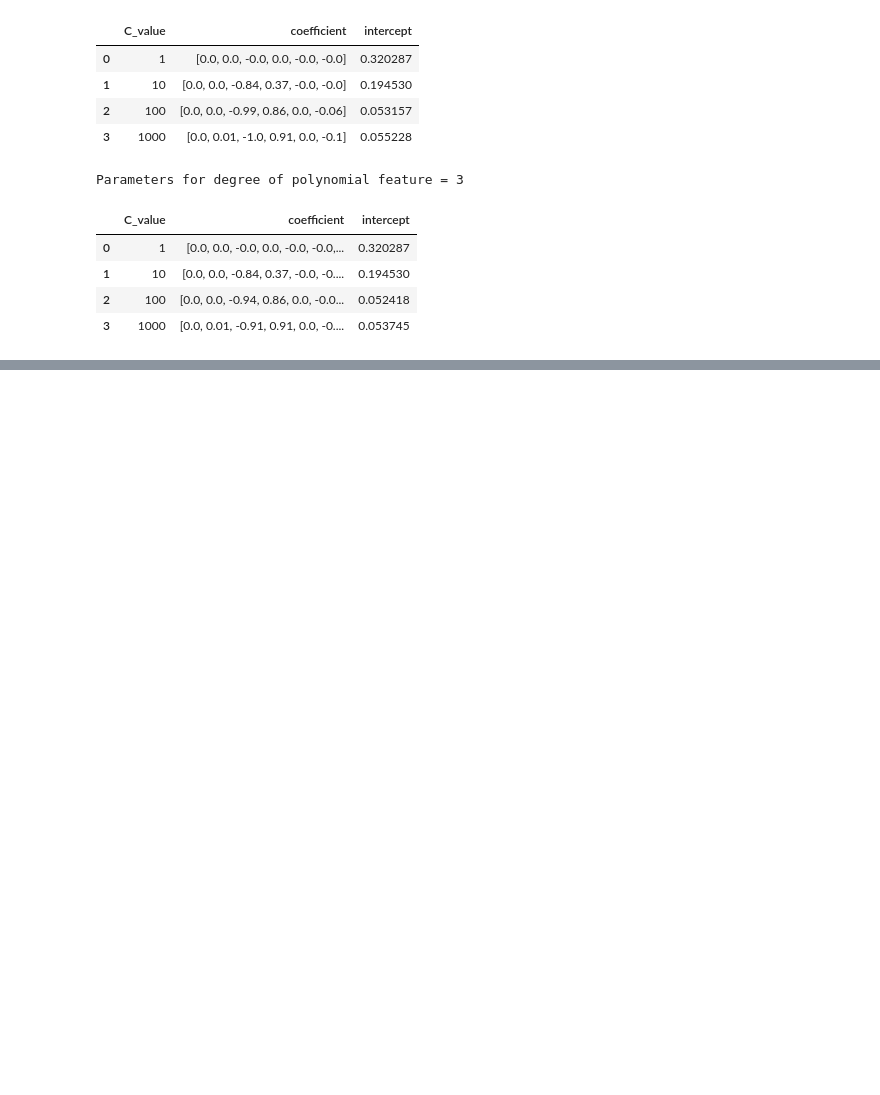
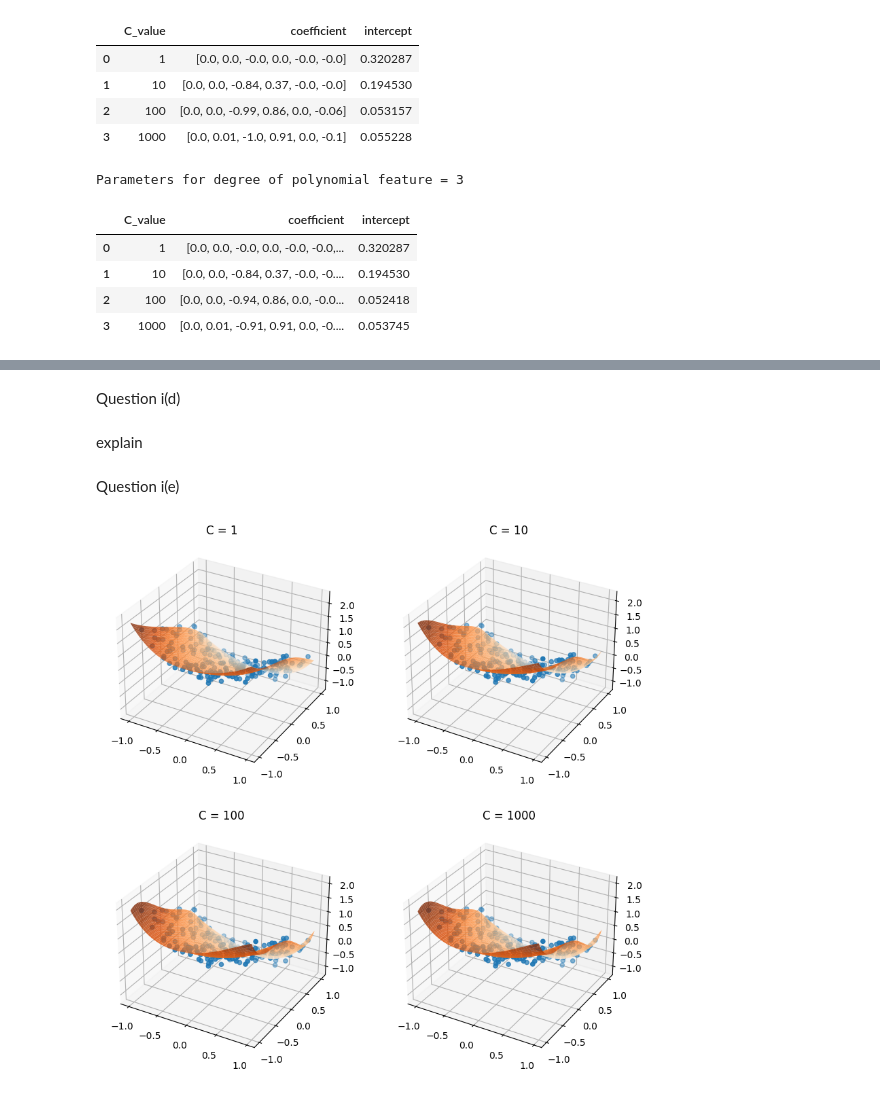
Before and after one commit to M2-Luminous/CSU44061-Machine-Learning, a Jupyter notebook: week3/week3_assign.ipynb, the cells around one changed output, grey strips where cells are left out. Saved outputs shown, nothing was run; the diff lists cells and outputs as text; code cells hidden in the pictures; blank space fills up the shorter version.

```diff
--- a/week3/week3_assign.ipynb
+++ b/week3/week3_assign.ipynb
@@ -143,0 +152,36 @@ plt.show()
+# %% [markdown]
+Question i(d)
+# %% [markdown]
+explain
+# %% [markdown]
+Question i(e)
+# %%
+from sklearn.linear_model import Ridge
+
+def RidgeRegression(degree, alpha):
+    return Pipeline([
+        ('poly', PolynomialFeatures(degree=degree)),
+        ('reg', Ridge(alpha=alpha))
+    ])
+
+ridge_model_list = [RidgeRegression(5, 1/(2*c)).fit(x_train, y_train) for c in C_values]
+
+fig = plt.figure(figsize=(10, 10))
+
+x1 = np.linspace(X[:, 0].min(), X[:, 0].max())
+x2 = np.linspace(X[:, 1].min(), X[:, 1].max())
+X1, X2 = np.meshgrid(x1, x2)
+
+for i, (model, c) in enumerate(zip(ridge_model_list, C_values), start=1):
+    ax = fig.add_subplot(2, 2, i, projection='3d')
+
+    ax.scatter(X_0, X_1, X_2)
+
+    Z = model.predict(np.column_stack((X1.ravel(), X2.ravel()))).reshape(X1.shape)
+
+    surf = ax.plot_surface(X1, X2, Z, cmap='Oranges', alpha=0.8)
+    plt.title("C = {}".format(c))
+
+plt.show()
+# %% [output]
+[figure, added]
```
Also changed, not shown: parts of 6 cells of this notebook, 1 other file.
